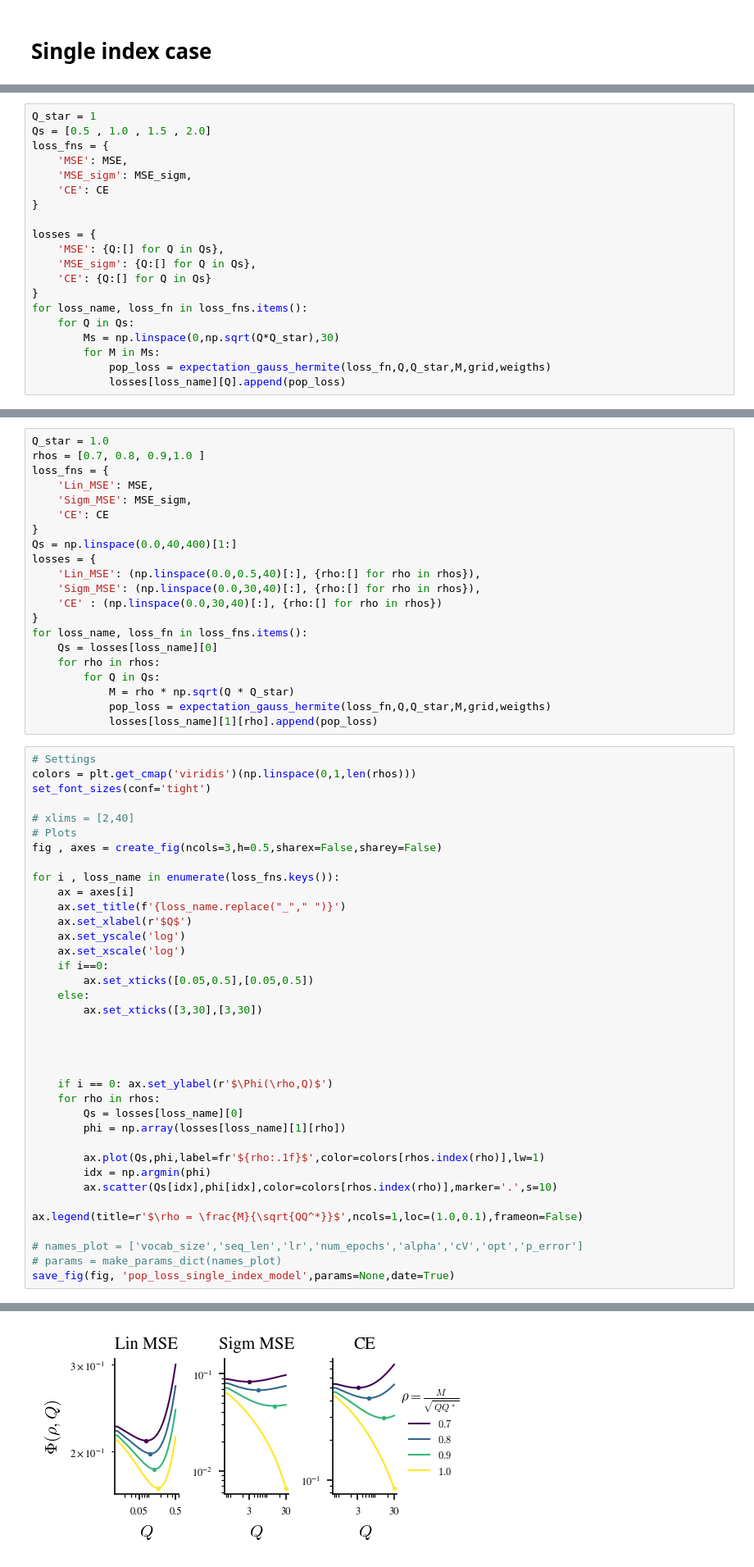
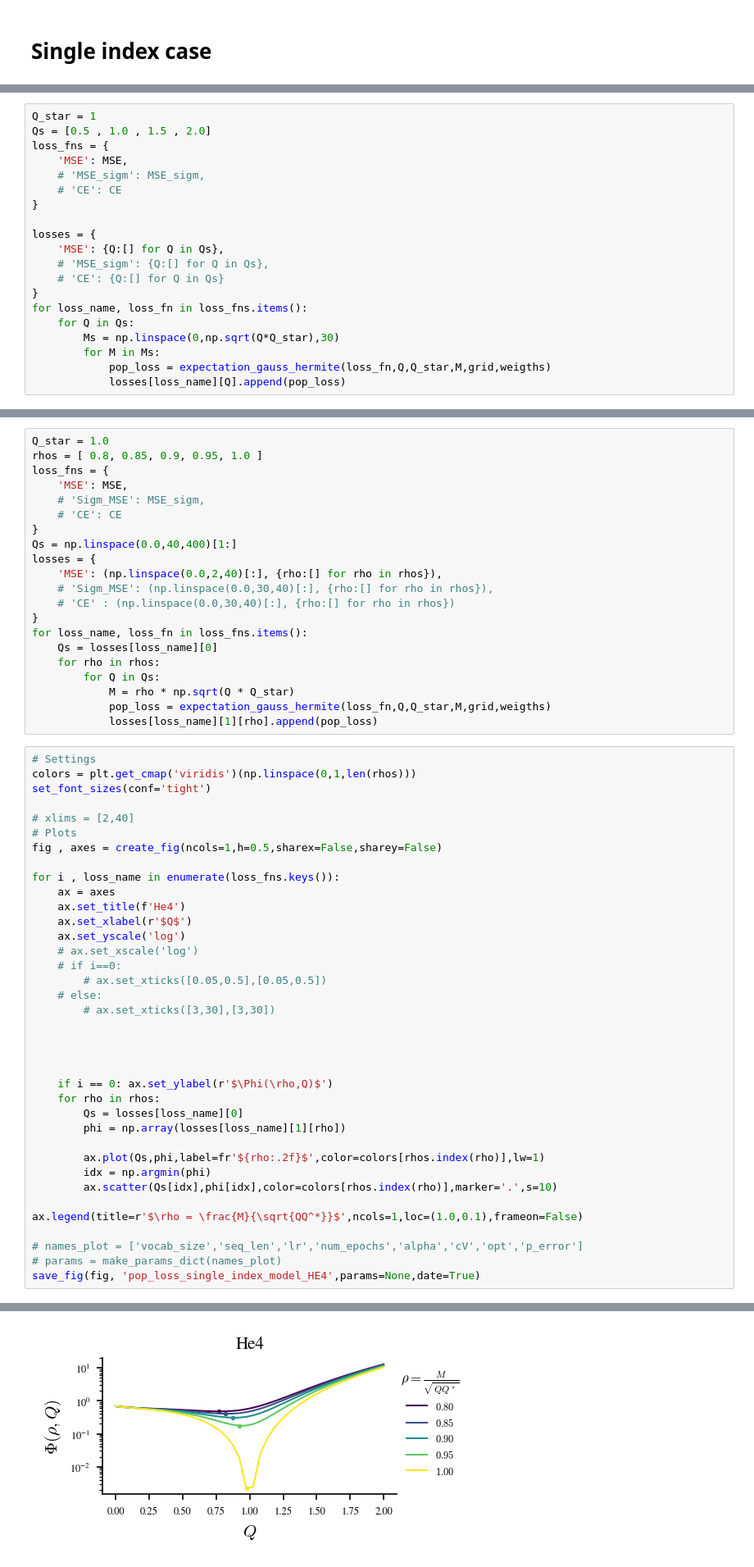
Before and after one commit to CristopherErazo/SAM, a Jupyter notebook: notebooks/26_02_18_Sfm_vs_Linear.ipynb, the cells around one changed output, grey strips where cells are left out. Shown at 82% size. Saved outputs shown, nothing was run; the diff lists cells and outputs as text.

Commit message:
Include He4 plots

```diff
--- a/notebooks/26_02_18_Sfm_vs_Linear.ipynb
+++ b/notebooks/26_02_18_Sfm_vs_Linear.ipynb
@@ -432,14 +435,14 @@ Q_star = 1
 Qs = [0.5 , 1.0 , 1.5 , 2.0]
 loss_fns = {
     'MSE': MSE,
-    'MSE_sigm': MSE_sigm,
-    'CE': CE
+    # 'MSE_sigm': MSE_sigm,
+    # 'CE': CE
 }
 
 losses = {
     'MSE': {Q:[] for Q in Qs},
-    'MSE_sigm': {Q:[] for Q in Qs},
-    'CE': {Q:[] for Q in Qs}
+    # 'MSE_sigm': {Q:[] for Q in Qs},
+    # 'CE': {Q:[] for Q in Qs}
 }
 for loss_name, loss_fn in loss_fns.items():
     for Q in Qs:
@@ -471,17 +474,17 @@ ax.legend(title=r'$Q$',ncols=1,loc=(0.7,0.3),frameon=False)
 [figure]
 # %%
 Q_star = 1.0
-rhos = [0.7, 0.8, 0.9,1.0 ]
+rhos = [ 0.8, 0.85, 0.9, 0.95, 1.0 ]
 loss_fns = {
-    'Lin_MSE': MSE,
-    'Sigm_MSE': MSE_sigm,
-    'CE': CE
+    'MSE': MSE,
+    # 'Sigm_MSE': MSE_sigm,
+    # 'CE': CE
 }
 Qs = np.linspace(0.0,40,400)[1:]
 losses = {
-    'Lin_MSE': (np.linspace(0.0,0.5,40)[:], {rho:[] for rho in rhos}),
-    'Sigm_MSE': (np.linspace(0.0,30,40)[:], {rho:[] for rho in rhos}),
-    'CE' : (np.linspace(0.0,30,40)[:], {rho:[] for rho in rhos})
+    'MSE': (np.linspace(0.0,2,40)[:], {rho:[] for rho in rhos}),
+    # 'Sigm_MSE': (np.linspace(0.0,30,40)[:], {rho:[] for rho in rhos}),
+    # 'CE' : (np.linspace(0.0,30,40)[:], {rho:[] for rho in rhos})
 }
 for loss_name, loss_fn in loss_fns.items():
     Qs = losses[loss_name][0]
@@ -497,18 +500,18 @@ set_font_sizes(conf='tight')
 
 # xlims = [2,40]
 # Plots
-fig , axes = create_fig(ncols=3,h=0.5,sharex=False,sharey=False)
+fig , axes = create_fig(ncols=1,h=0.5,sharex=False,sharey=False)
 
 for i , loss_name in enumerate(loss_fns.keys()):
-    ax = axes[i]
-    ax.set_title(f'{loss_name.replace("_"," ")}')
+    ax = axes
+    ax.set_title(f'He4')
     ax.set_xlabel(r'$Q$')
     ax.set_yscale('log')
-    ax.set_xscale('log')
-    if i==0:
-        ax.set_xticks([0.05,0.5],[0.05,0.5])
-    else:
-        ax.set_xticks([3,30],[3,30])
+    # ax.set_xscale('log')
+    # if i==0:
+        # ax.set_xticks([0.05,0.5],[0.05,0.5])
+    # else:
+        # ax.set_xticks([3,30],[3,30])
 
 
 
@@ -518,7 +521,7 @@ for i , loss_name in enumerate(loss_fns.keys()):
         Qs = losses[loss_name][0]
         phi = np.array(losses[loss_name][1][rho])
 
-        ax.plot(Qs,phi,label=fr'${rho:.1f}$',color=colors[rhos.index(rho)],lw=1)
+        ax.plot(Qs,phi,label=fr'${rho:.2f}$',color=colors[rhos.index(rho)],lw=1)
         idx = np.argmin(phi)
         ax.scatter(Qs[idx],phi[idx],color=colors[rhos.index(rho)],marker='.',s=10)
 
@@ -526,5 +529,5 @@ ax.legend(title=r'$\rho = \frac{M}{\sqrt{QQ^*}}$',ncols=1,loc=(1.0,0.1),frameon=
 
 # names_plot = ['vocab_size','seq_len','lr','num_epochs','alpha','cV','opt','p_error']
 # params = make_params_dict(names_plot)
-save_fig(fig, 'pop_loss_single_index_model',params=None,date=True)
+save_fig(fig, 'pop_loss_single_index_model_HE4',params=None,date=True)
 # %% [output]
@@ -532,4 +535,4 @@ Figure saved on /u/c/cerazova/SAM/plots/2026-02 as pop_loss_single_index_model.p
-[figure, old version]
+[figure, new version]
 # %%
 np.log(2)
 0.5**2
```
Also changed, not shown: parts of 6 cells of this notebook, 6 other files.
